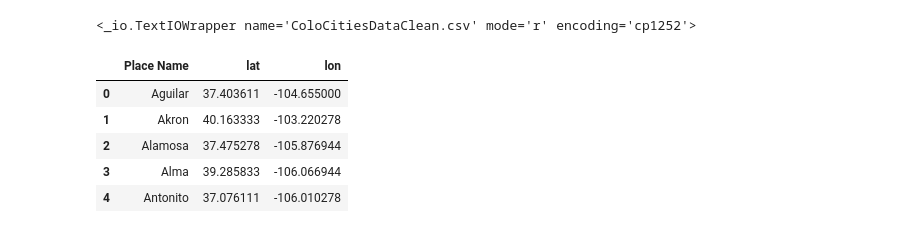
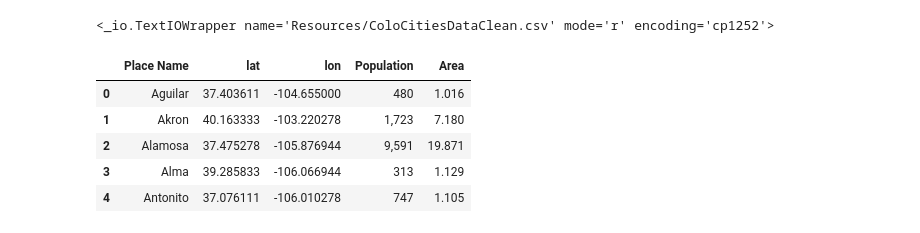
Before and after one commit to willserene/The_Air_We_Breath, a Jupyter notebook: Air_API_Call.ipynb, the cells around one changed output. Saved outputs shown, nothing was run; the diff lists cells and outputs as text; code cells hidden in the pictures.

```diff
--- a/Air_API_Call.ipynb
+++ b/Air_API_Call.ipynb
@@ -32,17 +13,17 @@ base.prepare(engine, reflect=True)
 # %%
-with open('ColoCitiesDataClean.csv') as f:
+with open('Resources/ColoCitiesDataClean.csv') as f:
     print(f)
 # %% [output]
-<_io.TextIOWrapper name='ColoCitiesDataClean.csv' mode='r' encoding='cp1252'>
+<_io.TextIOWrapper name='Resources/ColoCitiesDataClean.csv' mode='r' encoding='cp1252'>
 # %%
-latlon_df = pd.read_csv("./ColoCitiesDataClean.csv", encoding='cp1252')
+latlon_df = pd.read_csv("Resources/ColoCitiesDataClean.csv", encoding='cp1252')
 latlon_df.head()
 # %% [output]
-|  | Place Name | lat | lon |
-| 0 | Aguilar | 37.403611 | -104.655000 |
-| 1 | Akron | 40.163333 | -103.220278 |
-| 2 | Alamosa | 37.475278 | -105.876944 |
-| 3 | Alma | 39.285833 | -106.066944 |
-| 4 | Antonito | 37.076111 | -106.010278 |
+|  | Place Name | lat | lon | Population | Area |
+| 0 | Aguilar | 37.403611 | -104.655000 | 480 | 1.016 |
+| 1 | Akron | 40.163333 | -103.220278 | 1,723 | 7.180 |
+| 2 | Alamosa | 37.475278 | -105.876944 | 9,591 | 19.871 |
+| 3 | Alma | 39.285833 | -106.066944 | 313 | 1.129 |
+| 4 | Antonito | 37.076111 | -106.010278 | 747 | 1.105 |
 # %%
 # Save config information
```
Also changed, not shown: parts of 20 cells of this notebook.
